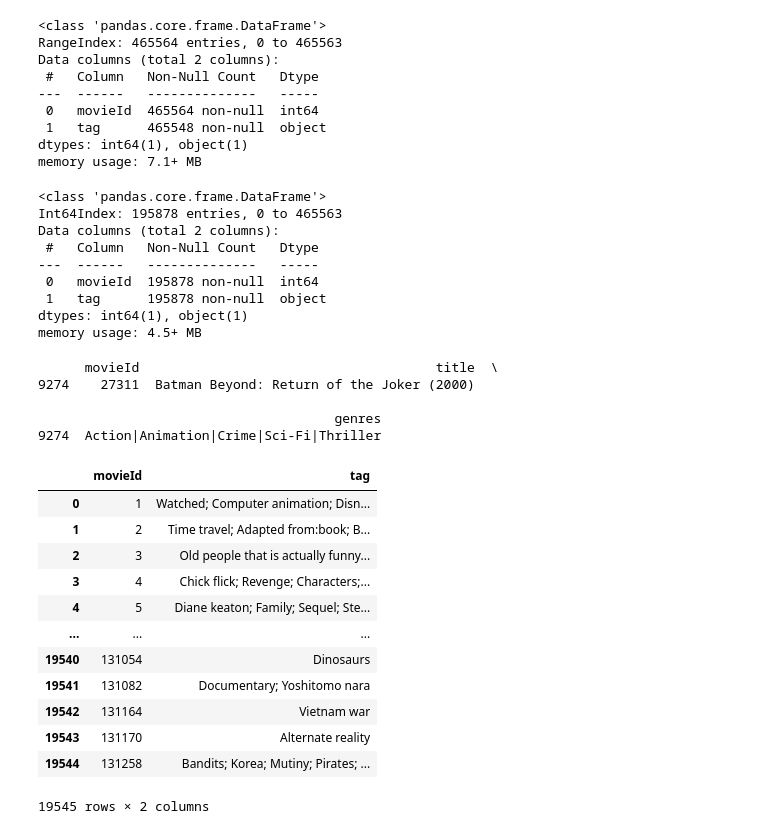
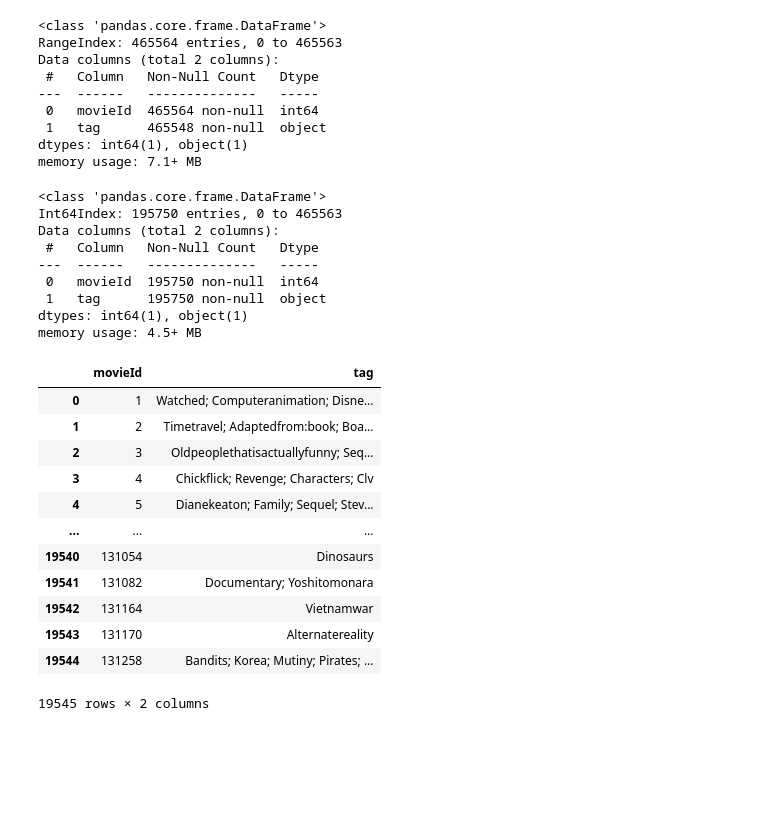
Before and after one commit to murilovpinheiro/first-recommender, a Jupyter notebook: recommender_content.ipynb, the cells around one changed output. Saved outputs shown, nothing was run; the diff lists cells and outputs as text; code cells hidden in the pictures; blank space fills up the shorter version.

```diff
--- a/recommender_content.ipynb
+++ b/recommender_content.ipynb
@@ -39,43 +52,35 @@ Data columns (total 2 columns):
 dtypes: int64(1), object(1)
 memory usage: 7.1+ MB
 # %%
-tags['tag'] = tags['tag'].astype(str).apply(lambda x: x.capitalize().strip())
+tags['tag'] = tags['tag'].astype(str).apply(lambda x: x.capitalize().strip().replace(" ", ""))
 tags = tags.drop_duplicates()
 
 tags.info()
 # %% [output]
 <class 'pandas.core.frame.DataFrame'>
-Int64Index: 195878 entries, 0 to 465563
+Int64Index: 195750 entries, 0 to 465563
 Data columns (total 2 columns):
  #   Column   Non-Null Count   Dtype
 ---  ------   --------------   -----
- 0   movieId  195878 non-null  int64
- 1   tag      195878 non-null  object
+ 0   movieId  195750 non-null  int64
+ 1   tag      195750 non-null  object
 dtypes: int64(1), object(1)
 memory usage: 4.5+ MB
-# %%
-print(names[names["movieId"] == 27155])
-# %% [output]
-      movieId                                      title  \
-9274    27311  Batman Beyond: Return of the Joker (2000)
-
-                                      genres
-9274  Action|Animation|Crime|Sci-Fi|Thriller
 # %%
-result = tags.groupby(['movieId'], as_index=False).agg({'tag': '; '.join})
+tagsGrouped = tags.groupby(['movieId'], as_index=False).agg({'tag': '; '.join})
 
-result
+tagsGrouped
 # %% [output]
 |  | movieId | tag |
-| 0 | 1 | Watched; Computer animation; Disn... |
-| 1 | 2 | Time travel; Adapted from:book; B... |
-| 2 | 3 | Old people that is actually funny... |
-| 3 | 4 | Chick flick; Revenge; Characters;... |
-| 4 | 5 | Diane keaton; Family; Sequel; Ste... |
+| 0 | 1 | Watched; Computeranimation; Disne... |
+| 1 | 2 | Timetravel; Adaptedfrom:book; Boa... |
+| 2 | 3 | Oldpeoplethatisactuallyfunny; Seq... |
+| 3 | 4 | Chickflick; Revenge; Characters; Clv |
+| 4 | 5 | Dianekeaton; Family; Sequel; Stev... |
 | ... | ... | ... |
 | 19540 | 131054 | Dinosaurs |
-| 19541 | 131082 | Documentary; Yoshitomo nara |
-| 19542 | 131164 | Vietnam war |
-| 19543 | 131170 | Alternate reality |
+| 19541 | 131082 | Documentary; Yoshitomonara |
+| 19542 | 131164 | Vietnamwar |
+| 19543 | 131170 | Alternatereality |
 | 19544 | 131258 | Bandits; Korea; Mutiny; Pirates; ... |
 19545 rows × 2 columns
```
Also changed, not shown: parts of 23 cells of this notebook, 1 other file.
